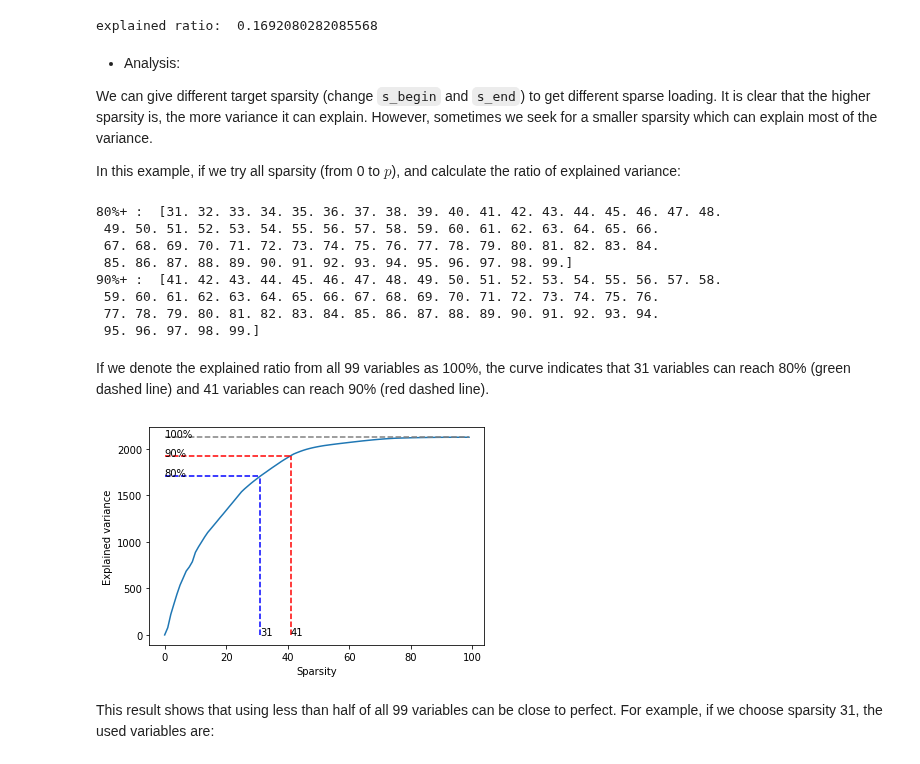
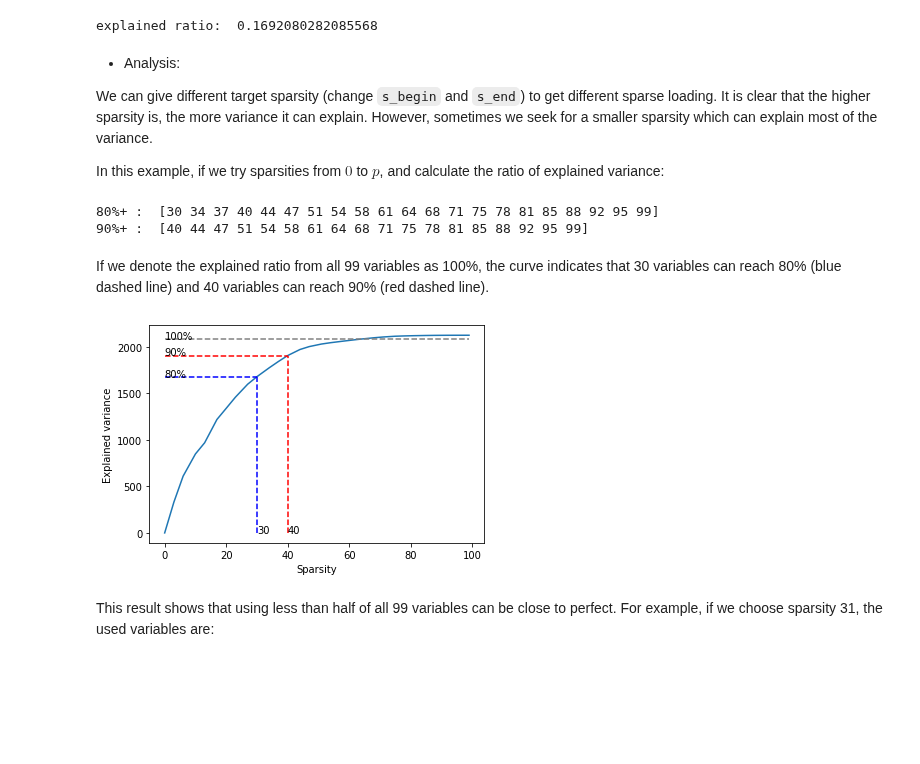
Before and after one commit to abess-team/abess, a Jupyter notebook: docs/Tutorial/PCA.ipynb, the cells around one changed output. Drawn from its saved outputs; the diff is of its cells as text; code cells hidden in the pictures; blank space fills up the shorter version.

```diff
--- a/docs/Tutorial/PCA.ipynb
+++ b/docs/Tutorial/PCA.ipynb
@@ -83,0 +79,4 @@ abessPCA(support_size=range(0, 21))
+# %%
+model.fit(X, is_normal = False)
+# Or give Sigma directly
+# model.fit(Sigma = X.T.dot(X))
@@ -126,55 +127,52 @@ explained ratio:  0.1692080282085568
 
 We can give different target sparsity (change `s_begin` and `s_end`) to get different sparse loading. It is clear that the higher sparsity is, the more variance it can explain. However, sometimes we seek for a smaller sparsity which can explain most of the variance.
 
-In this example, if we try all sparsity (from 0 to $p$), and calculate the ratio of explained variance:
+In this example, if we try sparsities from $0$ to $p$, and calculate the ratio of explained variance:
 # %%
-px = np.zeros(p + 1)
-py = np.zeros(p + 1)
-for i in range(p + 1):
-    px[i] = i
+num = 30
+px = np.linspace(0, p, num, dtype='int')
+py = np.zeros(num)
+for i in range(num):
     model = abessPCA(
-        support_size = range(i, i + 1),
-        thread = 4, is_cv = True            # thread: multithreading, is_cv: CrossValidation
+        support_size = range(px[i], px[i] + 1),
+        exchange_num = int(px[i]),
+        max_iter=50
     )
-    model.fit(X, y, is_normal = False)
+    model.fit(X, is_normal = False)
     Xv = X.dot(model.coef_)
     py[i] = Xv.T.dot(Xv)
 
-print('80%+ : ', px[py > 0.8 * py[p]])
-print('90%+ : ', px[py > 0.9 * py[p]])
+print('80%+ : ', px[py > 0.8 * py[len-1]])
+print('90%+ : ', px[py > 0.9 * py[len-1]])
 # %% [output]
-80%+ :  [31. 32. 33. 34. 35. 36. 37. 38. 39. 40. 41. 42. 43. 44. 45. 46. 47. 48.
- 49. 50. 51. 52. 53. 54. 55. 56. 57. 58. 59. 60. 61. 62. 63. 64. 65. 66.
- 67. 68. 69. 70. 71. 72. 73. 74. 75. 76. 77. 78. 79. 80. 81. 82. 83. 84.
- 85. 86. 87. 88. 89. 90. 91. 92. 93. 94. 95. 96. 97. 98. 99.]
-90%+ :  [41. 42. 43. 44. 45. 46. 47. 48. 49. 50. 51. 52. 53. 54. 55. 56. 57. 58.
- 59. 60. 61. 62. 63. 64. 65. 66. 67. 68. 69. 70. 71. 72. 73. 74. 75. 76.
- 77. 78. 79. 80. 81. 82. 83. 84. 85. 86. 87. 88. 89. 90. 91. 92. 93. 94.
- 95. 96. 97. 98. 99.]
+80%+ :  [30 34 37 40 44 47 51 54 58 61 64 68 71 75 78 81 85 88 92 95 99]
+90%+ :  [40 44 47 51 54 58 61 64 68 71 75 78 81 85 88 92 95 99]
 # %% [markdown]
-If we denote the explained ratio from all 99 variables as 100%, the curve indicates that 31 variables can reach 80% (green dashed line) and 41 variables can reach 90% (red dashed line).
+If we denote the explained ratio from all 99 variables as 100%, the curve indicates that 30 variables can reach 80% (blue dashed line) and 40 variables can reach 90% (red dashed line).
 # %%
 import matplotlib.pyplot as plt
 plt.plot(px, py)
 plt.xlabel('Sparsity')
 plt.ylabel('Explained variance')
 
-plt.plot([0, 31], [py[31], py[31]], 'b--')
-plt.plot([31, 31], [0, py[31]], 'b--')
-plt.text(0, py[31], '80%')
-plt.text(31, 0, '31')
+ind = np.where(py > 0.8 * py[len-1])[0][0]
+plt.plot([0, 30], [py[ind], py[ind]], 'b--')
+plt.plot([30, 30], [0, py[ind]], 'b--')
+plt.text(0, py[ind], '80%')
+plt.text(30, 0, '30')
 
-plt.plot([0, 41], [py[41], py[41]], 'r--')
-plt.plot([41, 41], [0, py[41]], 'r--')
-plt.text(0, py[41], '90%')
-plt.text(41, 0, '41')
+ind = np.where(py > 0.9 * py[len-1])[0][0]
+plt.plot([0, 40], [py[ind], py[ind]], 'r--')
+plt.plot([40, 40], [0, py[ind]], 'r--')
+plt.text(0, py[ind], '90%')
+plt.text(40, 0, '40')
 
-plt.plot([0, p], [py[p], py[p]], color='gray', linestyle='--')
-plt.text(0, py[p],'100%')
+plt.plot([0, p], [py[len-1], py[len-1]], color='gray', linestyle='--')
+plt.text(0, py[len-1],'100%')
 
 plt.show()
 # %% [output]
-[figure, old version]
+[figure, new version]
 # %% [markdown]
 This result shows that using less than half of all 99 variables can be close to perfect. For example, if we choose sparsity 31, the used variables are:
 # %%
```
Also changed, not shown: parts of 5 cells of this notebook, 9 other files.
